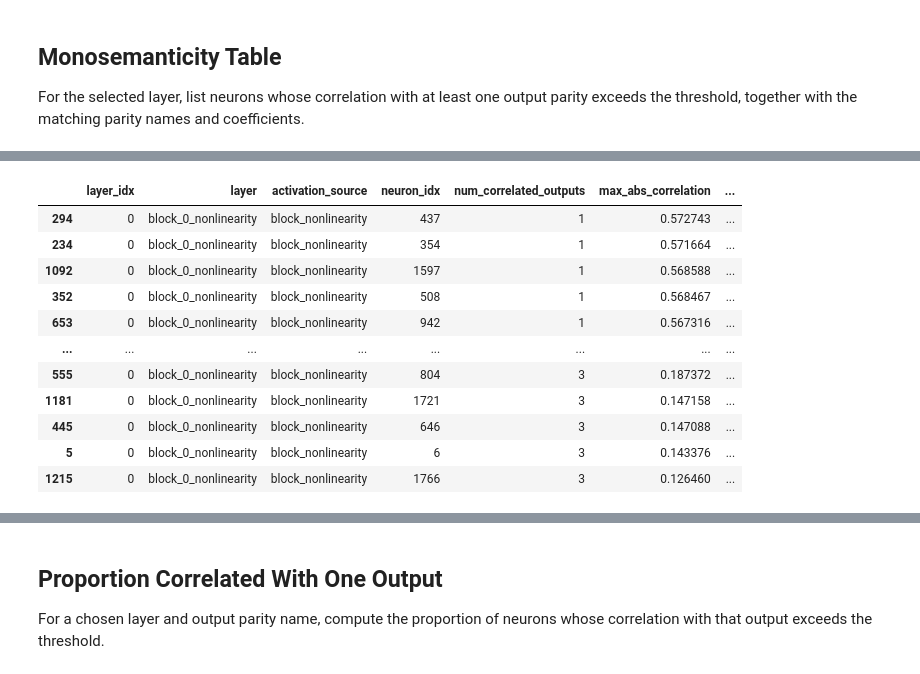
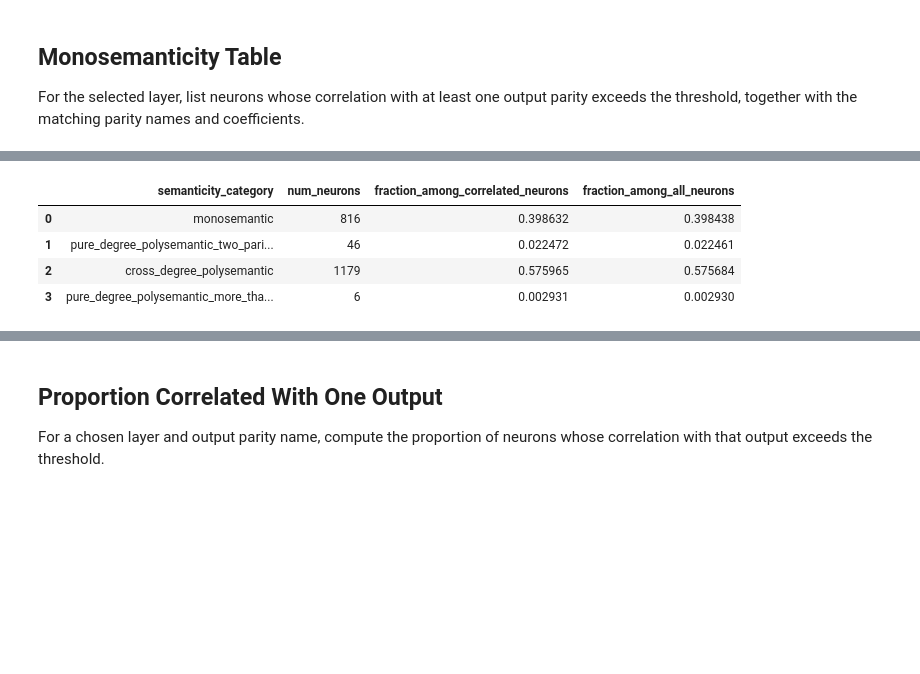
Before and after one commit to labofdoubt/feature-learning-parity-task, a Jupyter notebook: notebooks/colab_width_scaling_sgd.ipynb, the cells around one changed output, grey strips where cells are left out. Drawn from its saved outputs; the diff is of its cells as text; code cells hidden in the pictures; blank space fills up the shorter version.

```diff
--- a/notebooks/colab_width_scaling_sgd.ipynb
+++ b/notebooks/colab_width_scaling_sgd.ipynb
@@ -72,7 +72,7 @@ def make_config(N: int, output_dir: Path) -> dict:
             "input_dim": 32,
             "relevant_dim": 16,
             "N": N,
-            "L": 4,
+            "L": 2,
             "activation": "half-tanh",
             "use_readout_barrier": False,
             "embedding_weight_variance": 1.0 / 32,
@@ -166,7 +163,7 @@ RUNS_DIR = DRIVE_ROOT / "runs"
 PLOTS_DIR = DRIVE_ROOT / "plots"
 ANALYSIS_DIR = DRIVE_ROOT / "analysis"
 
-WIDTHS = [256, 512, 1024, 2048, 4096]
+WIDTHS = [256, 512, 1024, 2048]
 # %%
 import matplotlib.pyplot as plt
 import pandas as pd
@@ -292,9 +287,9 @@ from parity_net.data import ParityDataset, load_dataset
 from parity_net.train import resolve_device, resolve_dtype
 
 PCA_SAMPLES = 20_000
-CHECKPOINT_STEP = "final"  # Use "final" or an integer step, e.g. 50000.
-USE_LOG_PCA_MSE_AXIS = False
-ANALYSIS_LAYER_IDX = 2  # 0 is embedding, later indices are after residual blocks.
+CHECKPOINT_STEP = 100_000  # Use "final" or an integer step, e.g. 50000.
+USE_LOG_PCA_MSE_AXIS = True
+ANALYSIS_LAYER_IDX = 0  # 0 is embedding, later indices are after residual blocks.
 KEEP_PCS_MIN = 0
 KEEP_PCS_MAX = 128
 KEEP_PCS_STEP = 1
@@ -320,6 +315,7 @@ def assert_finite_metrics(metrics, label):
 
 
 checkpoint_file, checkpoint_label = checkpoint_name(CHECKPOINT_STEP)
+pca_mse_scale_label = "mse_log_scale" if USE_LOG_PCA_MSE_AXIS else "mse_linear_scale"
 rank_rows = []
 weight_rows = []
 pca_sweep_by_width = {}
@@ -430,7 +426,7 @@ for N in WIDTHS:
             ax.set_yscale("log")
         ax.grid(True, alpha=0.3, which="both")
         fig.tight_layout()
-        fig.savefig(PLOTS_DIR / f"pca_mse_sweep_{checkpoint_label}_layer_{ANALYSIS_LAYER_IDX}_N_{N}.png", dpi=150)
+        fig.savefig(PLOTS_DIR / f"pca_{pca_mse_scale_label}_sweep_{checkpoint_label}_layer_{ANALYSIS_LAYER_IDX}_N_{N}.png", dpi=150)
         plt.show()
 
         weight_rows.extend(local_weight_rows)
@@ -985,14 +975,30 @@ print(
 
 For the selected layer, list neurons whose correlation with at least one output parity exceeds the threshold, together with the matching parity names and coefficients.
 # %%
-MONOSEMANTICITY_LAYER_IDX = 0
-MONOSEMANTICITY_THRESHOLD = 0.1
+MONOSEMANTICITY_LAYER_IDX = 3
+MONOSEMANTICITY_THRESHOLD = 0.2
 MONOSEMANTICITY_USE_ABSOLUTE_CORRELATION = True
 
 if not 0.0 <= MONOSEMANTICITY_THRESHOLD <= 1.0:
     raise ValueError("MONOSEMANTICITY_THRESHOLD must be between 0 and 1")
 if MONOSEMANTICITY_LAYER_IDX not in correlation_by_layer:
     raise ValueError(f"Layer must be one of {list(correlation_by_layer)}")
+
+
+def parity_degree(target_name):
+    return target_name.split("_", 1)[0]
+
+
+def semanticity_category(correlated_targets):
+    if len(correlated_targets) == 1:
+        return "monosemantic"
+    degrees = {parity_degree(target) for target in correlated_targets}
+    if len(degrees) > 1:
+        return "cross_degree_polysemantic"
+    if len(correlated_targets) == 2:
+        return "pure_degree_polysemantic_two_parities"
+    return "pure_degree_polysemantic_more_than_two_parities"
+
 
 monosemanticity_layer_corr = correlation_by_layer[MONOSEMANTICITY_LAYER_IDX]
 monosemanticity_layer_name = correlation_layer_names[MONOSEMANTICITY_LAYER_IDX]
@@ -1007,6 +1013,7 @@ monosemanticity_neuron_indices = torch.nonzero(
     as_tuple=False,
 ).flatten().tolist()
 
+total_layer_neurons = monosemanticity_layer_corr.shape[0]
 monosemanticity_rows = []
 for neuron_idx in monosemanticity_neuron_indices:
     corr_values = monosemanticity_layer_corr[neuron_idx]
@@ -1014,6 +1021,7 @@ for neuron_idx in monosemanticity_neuron_indices:
     hit_indices = torch.nonzero(score_values > MONOSEMANTICITY_THRESHOLD, as_tuple=False).flatten().tolist()
     hit_indices = sorted(hit_indices, key=lambda target_idx: score_values[target_idx].item(), reverse=True)
     correlated_targets = [target_columns[target_idx] for target_idx in hit_indices]
+    correlated_degrees = [parity_degree(target) for target in correlated_targets]
     correlated_coefficients = [corr_values[target_idx].item() for target_idx in hit_indices]
     monosemanticity_rows.append(
         {
@@ -1022,8 +1030,11 @@ for neuron_idx in monosemanticity_neuron_indices:
             "activation_source": CORRELATION_ACTIVATION_SOURCE,
             "neuron_idx": neuron_idx,
             "num_correlated_outputs": len(hit_indices),
+            "num_correlated_degrees": len(set(correlated_degrees)),
+            "semanticity_category": semanticity_category(correlated_targets),
             "max_abs_correlation": corr_values.abs().max().item(),
             "correlated_outputs": ", ".join(correlated_targets),
+            "correlated_degrees": ", ".join(correlated_degrees),
             "correlation_coefficients": ", ".join(
                 f"{target}: {coefficient:.4f}"
                 for target, coefficient in zip(correlated_targets, correlated_coefficients)
@@ -1038,9 +1049,20 @@ monosemanticity_csv_path = (
     ANALYSIS_DIR
     / f"monosemanticity_N_{CORRELATION_N}_{correlation_checkpoint_label}_{CORRELATION_ACTIVATION_SOURCE}_layer_{MONOSEMANTICITY_LAYER_IDX}_threshold_{threshold_label}.csv"
 )
-monosemanticity_df.to_csv(monosemanticity_csv_path, index=False)
+monosemanticity_summary_csv_path = (
+    ANALYSIS_DIR
+    / f"monosemanticity_summary_N_{CORRELATION_N}_{correlation_checkpoint_label}_{CORRELATION_ACTIVATION_SOURCE}_layer_{MONOSEMANTICITY_LAYER_IDX}_threshold_{threshold_label}.csv"
+)
 
 if monosemanticity_df.empty:
+    monosemanticity_summary_df = pd.DataFrame(
+        columns=[
+            "semanticity_category",
+            "num_neurons",
+            "fraction_among_correlated_neurons",
+            "fraction_among_all_neurons",
+        ]
+    )
     print(
         f"No neurons in layer {MONOSEMANTICITY_LAYER_IDX} ({monosemanticity_layer_name}) "
         f"passed threshold {MONOSEMANTICITY_THRESHOLD}."
@@ -1050,12 +1072,37 @@ else:
         ["num_correlated_outputs", "max_abs_correlation"],
         ascending=[True, False],
     )
-    monosemanticity_df.to_csv(monosemanticity_csv_path, index=False)
+    category_order = [
+        "monosemantic",
+        "pure_degree_polysemantic_two_parities",
+        "cross_degree_polysemantic",
+        "pure_degree_polysemantic_more_than_two_parities",
+    ]
+    category_counts = monosemanticity_df["semanticity_category"].value_counts()
+    monosemanticity_summary_df = pd.DataFrame(
+        {
+            "semanticity_category": category_order,
+            "num_neurons": [int(category_counts.get(category, 0)) for category in category_order],
+        }
+    )
+    num_correlated_neurons = len(monosemanticity_df)
+    monosemanticity_summary_df["fraction_among_correlated_neurons"] = (
+        monosemanticity_summary_df["num_neurons"] / num_correlated_neurons
+    )
+    monosemanticity_summary_df["fraction_among_all_neurons"] = (
+        monosemanticity_summary_df["num_neurons"] / total_layer_neurons
+    )
     print(
         f"Layer {MONOSEMANTICITY_LAYER_IDX} ({monosemanticity_layer_name}), "
         f"source={CORRELATION_ACTIVATION_SOURCE}: "
-        f"{len(monosemanticity_df)} neurons passed threshold {MONOSEMANTICITY_THRESHOLD}."
+        f"{len(monosemanticity_df)}/{total_layer_neurons} neurons passed threshold {MONOSEMANTICITY_THRESHOLD}."
     )
+    print("Semanticity fractions:")
+    display(monosemanticity_summary_df)
     display(monosemanticity_df)
+
+monosemanticity_df.to_csv(monosemanticity_csv_path, index=False)
+monosemanticity_summary_df.to_csv(monosemanticity_summary_csv_path, index=False)
 print(f"Saved monosemanticity table to {monosemanticity_csv_path}")
+print(f"Saved monosemanticity summary to {monosemanticity_summary_csv_path}")
 # %% [output]
@@ -1063,12 +1111,5 @@ Layer 0 (block_0_nonlinearity), source=block_nonlinearity: 1408 neurons passed t
-|  | layer_idx | layer | activation_source | neuron_idx | num_correlated_outputs | max_abs_correlation | ... |
-| 294 | 0 | block_0_nonlinearity | block_nonlinearity | 437 | 1 | 0.572743 | ... |
-| 234 | 0 | block_0_nonlinearity | block_nonlinearity | 354 | 1 | 0.571664 | ... |
-| 1092 | 0 | block_0_nonlinearity | block_nonlinearity | 1597 | 1 | 0.568588 | ... |
-| 352 | 0 | block_0_nonlinearity | block_nonlinearity | 508 | 1 | 0.568467 | ... |
-| 653 | 0 | block_0_nonlinearity | block_nonlinearity | 942 | 1 | 0.567316 | ... |
-| ... | ... | ... | ... | ... | ... | ... | ... |
-| 555 | 0 | block_0_nonlinearity | block_nonlinearity | 804 | 3 | 0.187372 | ... |
-| 1181 | 0 | block_0_nonlinearity | block_nonlinearity | 1721 | 3 | 0.147158 | ... |
-| 445 | 0 | block_0_nonlinearity | block_nonlinearity | 646 | 3 | 0.147088 | ... |
-| 5 | 0 | block_0_nonlinearity | block_nonlinearity | 6 | 3 | 0.143376 | ... |
-| 1215 | 0 | block_0_nonlinearity | block_nonlinearity | 1766 | 3 | 0.126460 | ... |
+|  | semanticity_category | num_neurons | fraction_among_correlated_neurons | fraction_among_all_neurons |
+| 0 | monosemantic | 816 | 0.398632 | 0.398438 |
+| 1 | pure_degree_polysemantic_two_pari... | 46 | 0.022472 | 0.022461 |
+| 2 | cross_degree_polysemantic | 1179 | 0.575965 | 0.575684 |
+| 3 | pure_degree_polysemantic_more_tha... | 6 | 0.002931 | 0.002930 |
```
Also changed, not shown: parts of 14 cells of this notebook, 1 other file.
